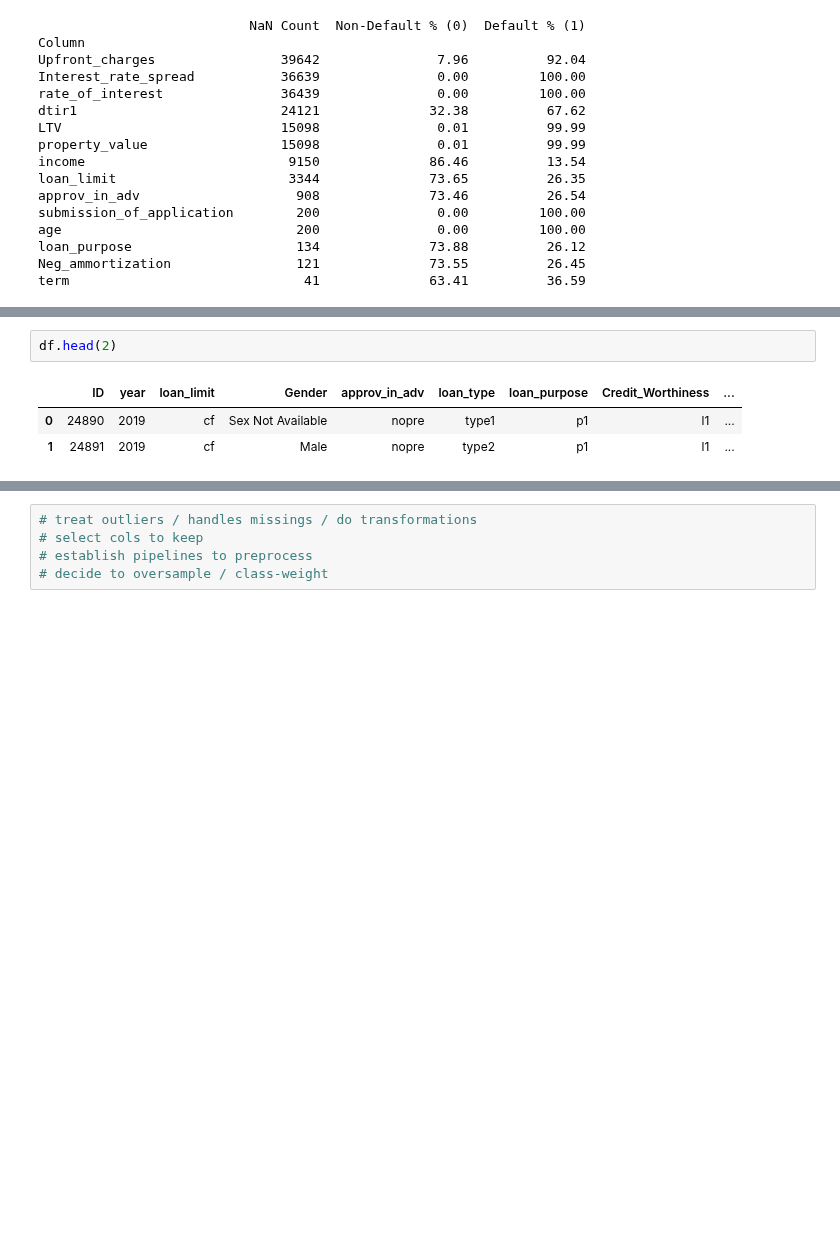
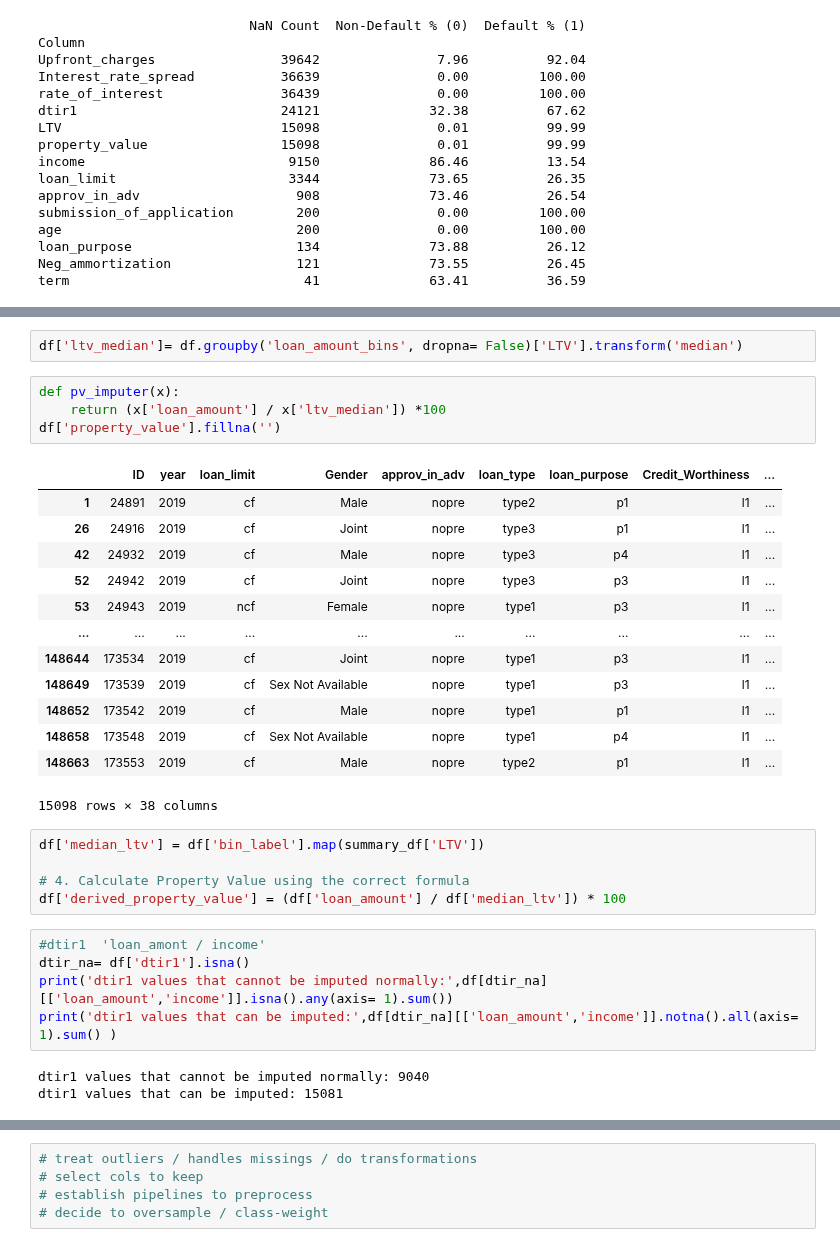
Before and after one commit to ethanhopkins101/DataScience-Projects, a Jupyter notebook: credit_card_customers/loan_default.ipynb, the cells around one changed output, grey strips where cells are left out. Cells and saved outputs as stored; diff of their text form; blank space fills up the shorter version.

```diff
--- a/credit_card_customers/loan_default.ipynb
+++ b/credit_card_customers/loan_default.ipynb
@@ -172,6 +221,33 @@ term                              41              63.41          36.59
+# %%
+df['ltv_median']= df.groupby('loan_amount_bins', dropna= False)['LTV'].transform('median')
+# %%
+def pv_imputer(x):
+    return (x['loan_amount'] / x['ltv_median']) *100
+df['property_value'].fillna('')
+# %% [output]
+|  | ID | year | loan_limit | Gender | approv_in_adv | loan_type | loan_purpose | Credit_Worthiness | ... |
+| 1 | 24891 | 2019 | cf | Male | nopre | type2 | p1 | l1 | ... |
+| 26 | 24916 | 2019 | cf | Joint | nopre | type3 | p1 | l1 | ... |
+| 42 | 24932 | 2019 | cf | Male | nopre | type3 | p4 | l1 | ... |
+| 52 | 24942 | 2019 | cf | Joint | nopre | type3 | p3 | l1 | ... |
+| 53 | 24943 | 2019 | ncf | Female | nopre | type1 | p3 | l1 | ... |
+| ... | ... | ... | ... | ... | ... | ... | ... | ... | ... |
+| 148644 | 173534 | 2019 | cf | Joint | nopre | type1 | p3 | l1 | ... |
+| 148649 | 173539 | 2019 | cf | Sex Not Available | nopre | type1 | p3 | l1 | ... |
+| 148652 | 173542 | 2019 | cf | Male | nopre | type1 | p1 | l1 | ... |
+| 148658 | 173548 | 2019 | cf | Sex Not Available | nopre | type1 | p4 | l1 | ... |
+| 148663 | 173553 | 2019 | cf | Male | nopre | type2 | p1 | l1 | ... |
+15098 rows × 38 columns
+# %%
+df['median_ltv'] = df['bin_label'].map(summary_df['LTV'])
+
+# 4. Calculate Property Value using the correct formula
+df['derived_property_value'] = (df['loan_amount'] / df['median_ltv']) * 100
 # %%
-df.head(2)
+#dtir1  'loan_amont / income'
+dtir_na= df['dtir1'].isna()
+print('dtir1 values that cannot be imputed normally:',df[dtir_na][['loan_amount','income']].isna().any(axis= 1).sum())
+print('dtir1 values that can be imputed:',df[dtir_na][['loan_amount','income']].notna().all(axis= 1).sum() )
 # %% [output]
-|  | ID | year | loan_limit | Gender | approv_in_adv | loan_type | loan_purpose | Credit_Worthiness | ... |
-| 0 | 24890 | 2019 | cf | Sex Not Available | nopre | type1 | p1 | l1 | ... |
-| 1 | 24891 | 2019 | cf | Male | nopre | type2 | p1 | l1 | ... |
+dtir1 values that cannot be imputed normally: 9040
+dtir1 values that can be imputed: 15081
```
Also changed, not shown: parts of 12 cells of this notebook.
